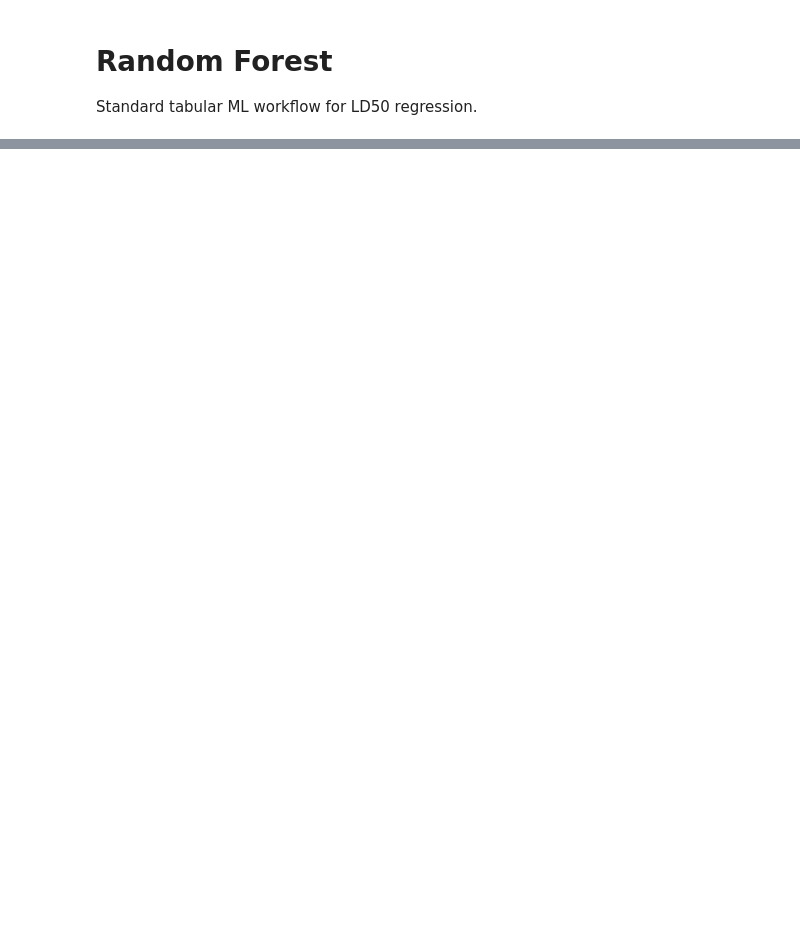
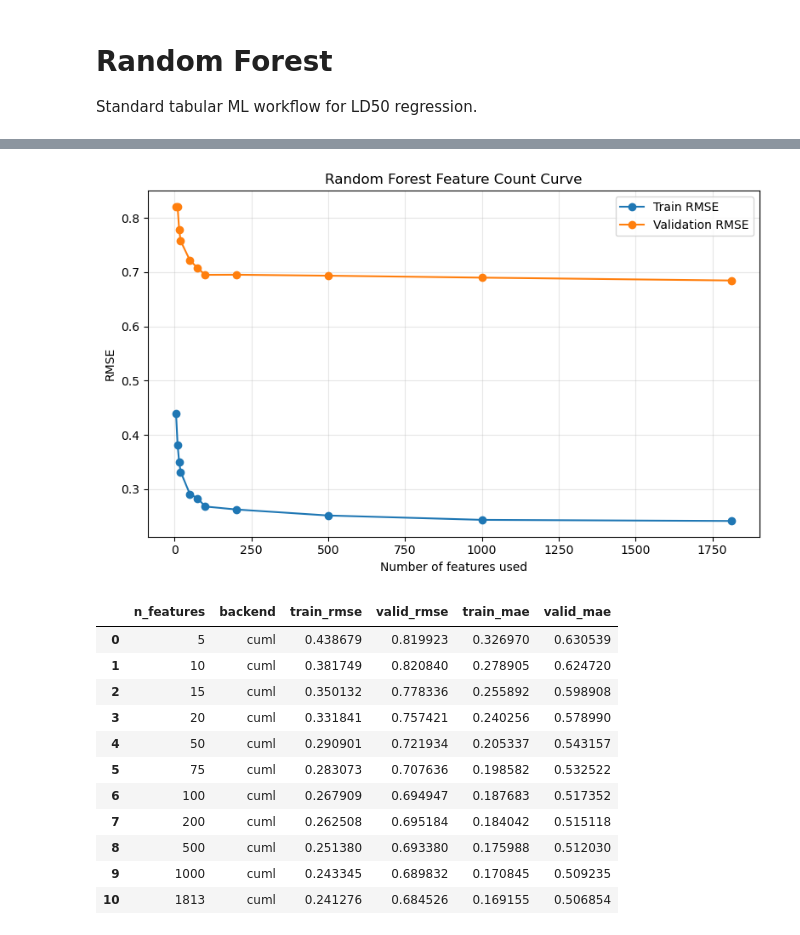
Before and after one commit to LucaBTE/toxicity-prediction, a Jupyter notebook: notebooks/ml-models/model_random_forest.ipynb, the cells around one changed output, grey strips where cells are left out. Cells and saved outputs as stored; diff of their text form; code cells hidden in the pictures; blank space fills up the shorter version.

```diff
--- a/notebooks/ml-models/model_random_forest.ipynb
+++ b/notebooks/ml-models/model_random_forest.ipynb
@@ -67,0 +300,59 @@ metrics
+# %%
+# Refit with increasing feature prefixes to estimate how descriptor count affects error.
+
+feature_budgets = [5, 10, 15, 20, 50, 75, 100, 200, 500, 1000, X_train.shape[1]]
+feature_budgets = sorted(set(k for k in feature_budgets if 1 <= k <= X_train.shape[1]))
+
+feature_rows = []
+for k in feature_budgets:
+    feature_model = clone(make_estimators(tuned_params)['random_forest'])
+    feature_model, feature_backend = fit_estimator(
+        'random_forest',
+        feature_model,
+        X_train[:, :k],
+        y_train,
+        X_val[:, :k],
+        y_val,
+    )
+    train_pred = np.asarray(feature_model.predict(X_train[:, :k])).ravel()
+    valid_pred = np.asarray(feature_model.predict(X_val[:, :k])).ravel()
+
+    feature_rows.append({
+        'n_features': int(k),
+        'backend': feature_backend,
+        'train_rmse': rmse(y_train, train_pred),
+        'valid_rmse': rmse(y_val, valid_pred),
+        'train_mae': float(mean_absolute_error(y_train, train_pred)),
+        'valid_mae': float(mean_absolute_error(y_val, valid_pred)),
+    })
+
+feature_count_curve = pd.DataFrame(feature_rows)
+feature_count_curve.to_csv(paths['feature_count_curve_csv'], index=False)
+
+plt.figure(figsize=(8, 5))
+plt.plot(feature_count_curve['n_features'], feature_count_curve['train_rmse'], marker='o', label='Train RMSE')
+plt.plot(feature_count_curve['n_features'], feature_count_curve['valid_rmse'], marker='o', label='Validation RMSE')
+plt.xlabel('Number of features used')
+plt.ylabel('RMSE')
+plt.title('Random Forest Feature Count Curve')
+plt.grid(True, alpha=0.3)
+plt.legend()
+plt.tight_layout()
+plt.savefig(paths['feature_count_curve'], dpi=300, bbox_inches='tight')
+plt.show()
+
+feature_count_curve
+# %% [output]
+[figure, added]
+|  | n_features | backend | train_rmse | valid_rmse | train_mae | valid_mae |
+| 0 | 5 | cuml | 0.438679 | 0.819923 | 0.326970 | 0.630539 |
+| 1 | 10 | cuml | 0.381749 | 0.820840 | 0.278905 | 0.624720 |
+| 2 | 15 | cuml | 0.350132 | 0.778336 | 0.255892 | 0.598908 |
+| 3 | 20 | cuml | 0.331841 | 0.757421 | 0.240256 | 0.578990 |
+| 4 | 50 | cuml | 0.290901 | 0.721934 | 0.205337 | 0.543157 |
+| 5 | 75 | cuml | 0.283073 | 0.707636 | 0.198582 | 0.532522 |
+| 6 | 100 | cuml | 0.267909 | 0.694947 | 0.187683 | 0.517352 |
+| 7 | 200 | cuml | 0.262508 | 0.695184 | 0.184042 | 0.515118 |
+| 8 | 500 | cuml | 0.251380 | 0.693380 | 0.175988 | 0.512030 |
+| 9 | 1000 | cuml | 0.243345 | 0.689832 | 0.170845 | 0.509235 |
+| 10 | 1813 | cuml | 0.241276 | 0.684526 | 0.169155 | 0.506854 |
```
Also changed, not shown: parts of 19 cells of this notebook, 29 other files.
